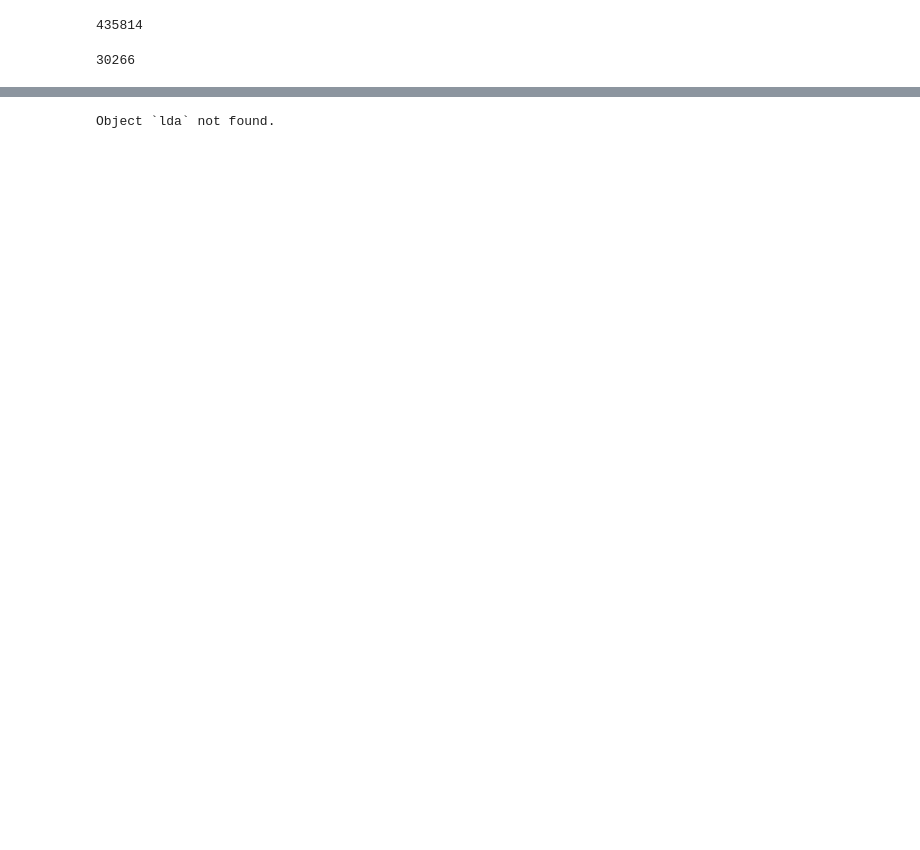
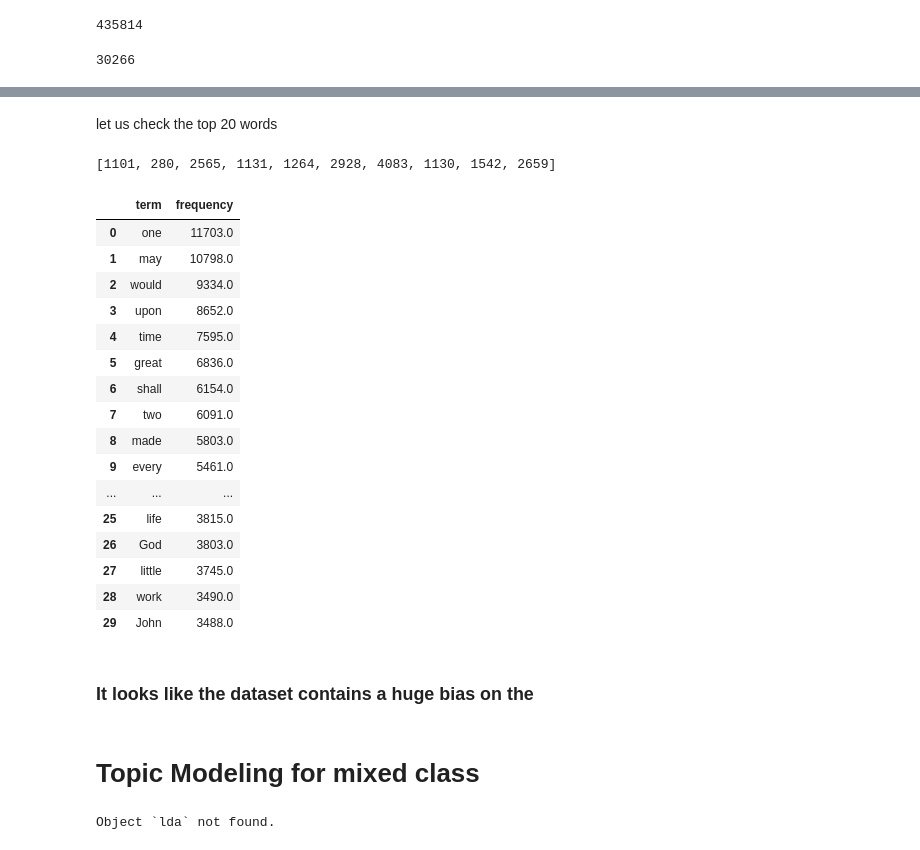
Before and after one commit to htrc/ht-frontmatter-analysis, a Jupyter notebook: Jupyter/HTRC_FrontMatter_Analysis.ipynb, the cells around one changed output, grey strips where cells are left out. Saved outputs shown, nothing was run; the diff lists cells and outputs as text; code cells hidden in the pictures; blank space fills up the shorter version.

```diff
--- a/Jupyter/HTRC_FrontMatter_Analysis.ipynb
+++ b/Jupyter/HTRC_FrontMatter_Analysis.ipynb
@@ -370,0 +505,3 @@ term_matrix.tocsc()[0,0]
+# %%
+word_index_sorted = np.argsort(term_counts)[::-1]
+word_index_sorted.shape
@@ -370,0 +510,6 @@ term_matrix.tocsc()[0,0]
+# %%
+# remove stop words from the list
+from nltk.corpus import stopwords
+import nltk
+nltk.download('stopwords')
+stop_words = set(stopwords.words('english'))
@@ -370,0 +519,20 @@ term_matrix.tocsc()[0,0]
+# %%
+filter_features = {}
+for x in all_features:
+  if x.isalpha() and x.lower() not in stop_words:
+    filter_features[x] = True
+# %% [markdown]
+let us check the top 20 words
+# %%
+word_index_sort_filter = []
+for x in word_index_sorted:
+  try:
+    #print(feature_dict[])
+    filter_features[id_to_word[x]]
+    word_index_sort_filter.append(x)
+  except:
+    continue
+# %%
+word_index_sort_filter[:10]
+# %% [output]
+[1101, 280, 2565, 1131, 1264, 2928, 4083, 1130, 1542, 2659]
@@ -371,3 +541,27 @@ term_matrix.tocsc()[0,0]
+# %%
+pd.DataFrame(list(zip([id_to_word[x] for x in word_index_sort_filter[:30]],[term_counts[x] for x in word_index_sort_filter[:30]])),columns=["term","frequency"])
+# %% [output]
+|  | term | frequency |
+| 0 | one | 11703.0 |
+| 1 | may | 10798.0 |
+| 2 | would | 9334.0 |
+| 3 | upon | 8652.0 |
+| 4 | time | 7595.0 |
+| 5 | great | 6836.0 |
+| 6 | shall | 6154.0 |
+| 7 | two | 6091.0 |
+| 8 | made | 5803.0 |
+| 9 | every | 5461.0 |
+| ... | ... | ... |
+| 25 | life | 3815.0 |
+| 26 | God | 3803.0 |
+| 27 | little | 3745.0 |
+| 28 | work | 3490.0 |
+| 29 | John | 3488.0 |
+# %% [markdown]
+### It looks like the dataset contains a huge bias on the
+# %% [markdown]
+# Topic Modeling for mixed class
 # %%
 ?lda
 # %% [output]
```
Also changed, not shown: parts of 50 cells of this notebook.
